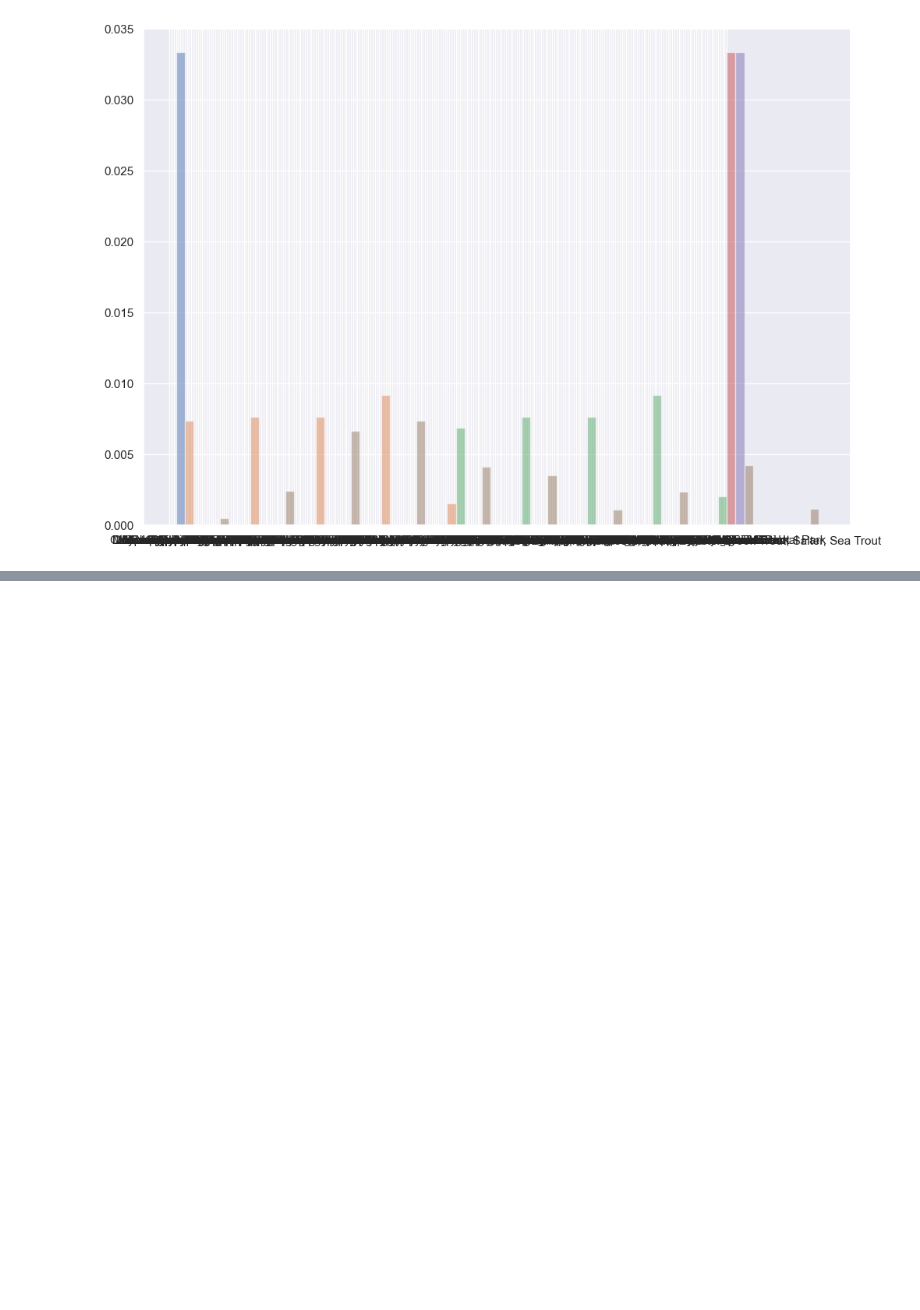
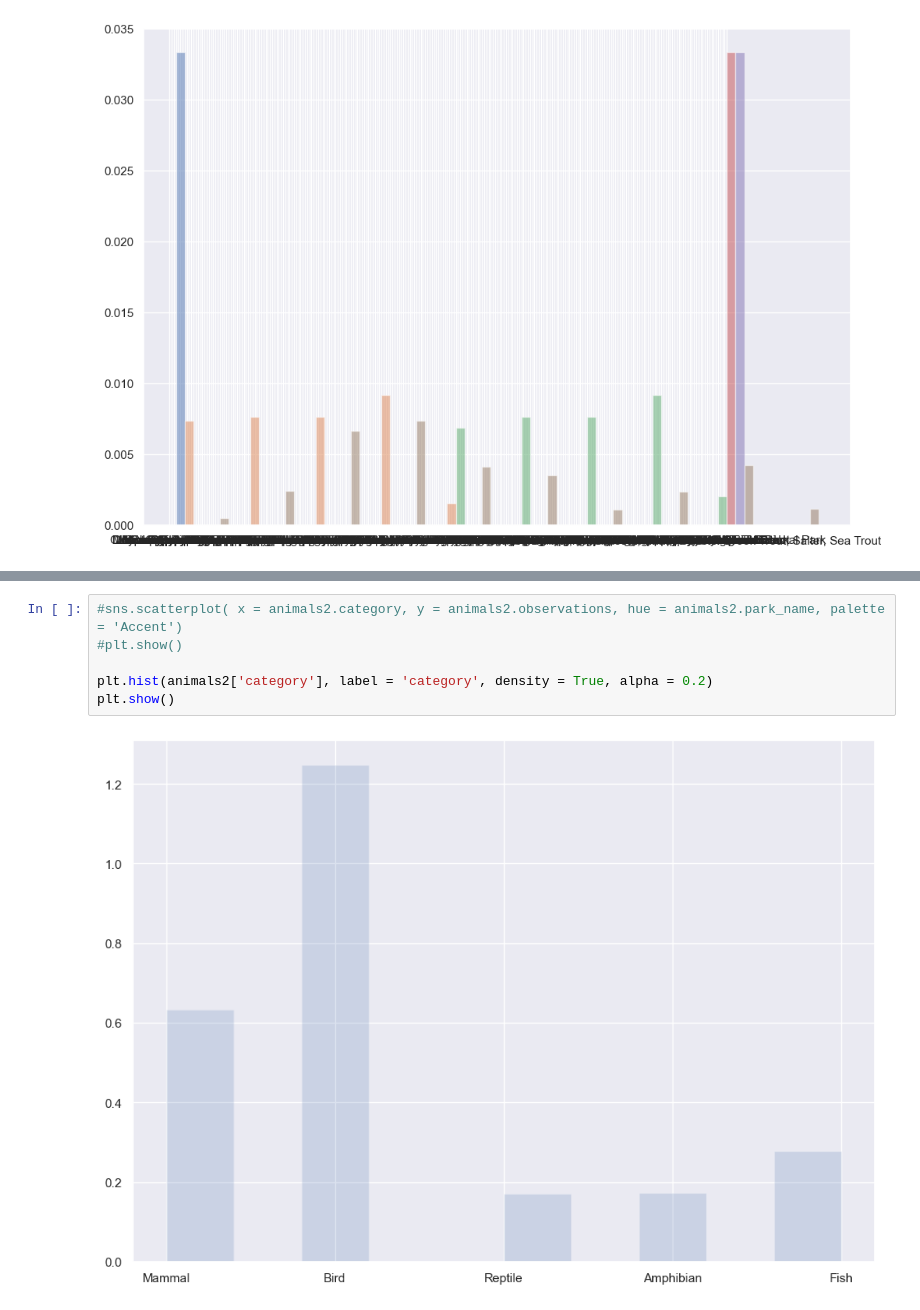
Before and after one commit to WillduaD98/portfolioDataAnalysisWillDua, a Jupyter notebook: biodiversity.ipynb, the cells around one changed output, grey strips where cells are left out. Saved outputs shown, nothing was run; the diff lists cells and outputs as text; blank space fills up the shorter version.

```diff
--- a/biodiversity.ipynb
+++ b/biodiversity.ipynb
@@ -527,0 +544,8 @@ plt.show()
+# %%
+#sns.scatterplot( x = animals2.category, y = animals2.observations, hue = animals2.park_name, palette = 'Accent')
+#plt.show()
+
+plt.hist(animals2['category'], label = 'category', density = True, alpha = 0.2)
+plt.show()
+# %% [output]
+[figure, added]
```
Also changed, not shown: parts of 11 cells of this notebook.
